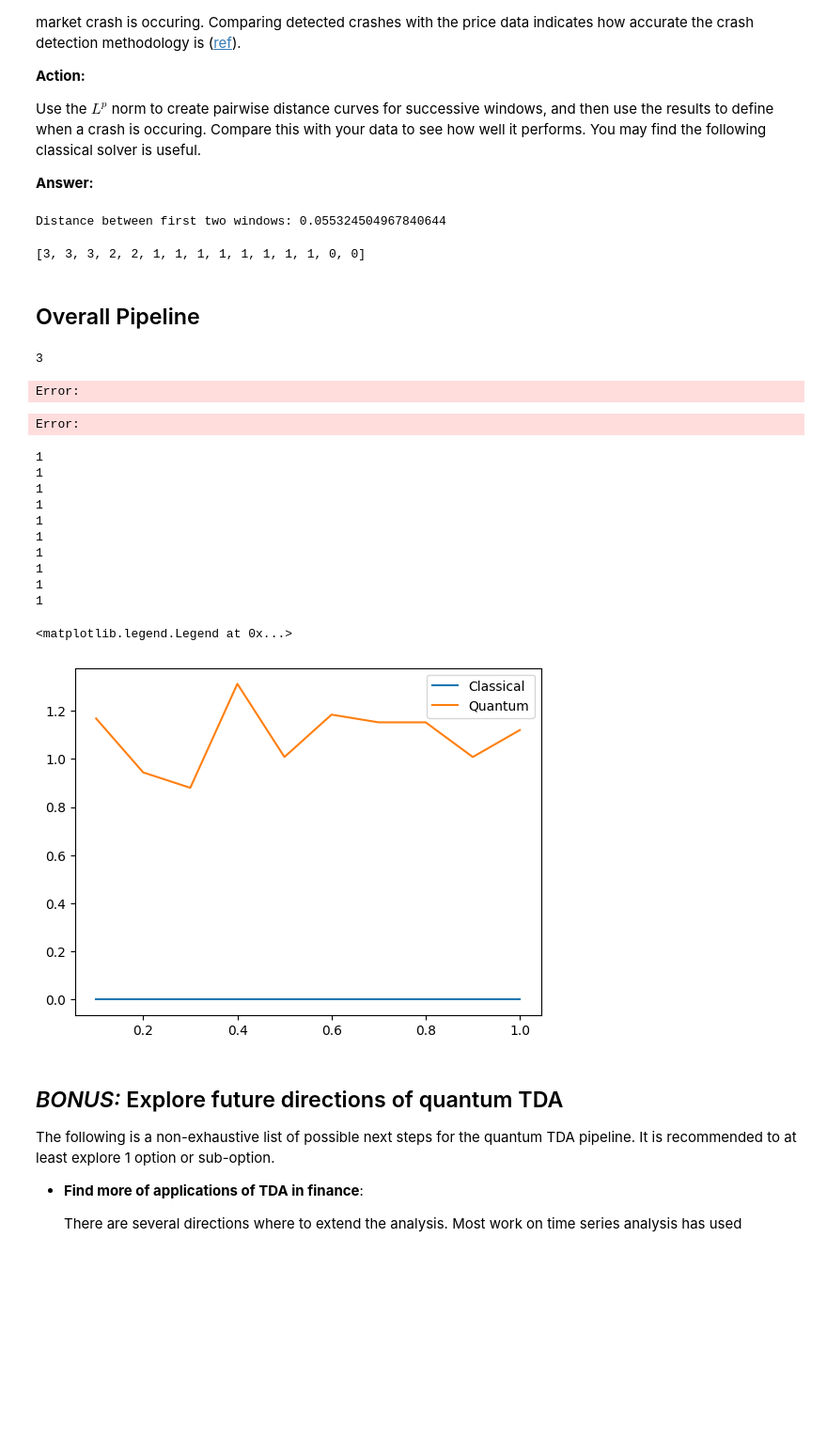
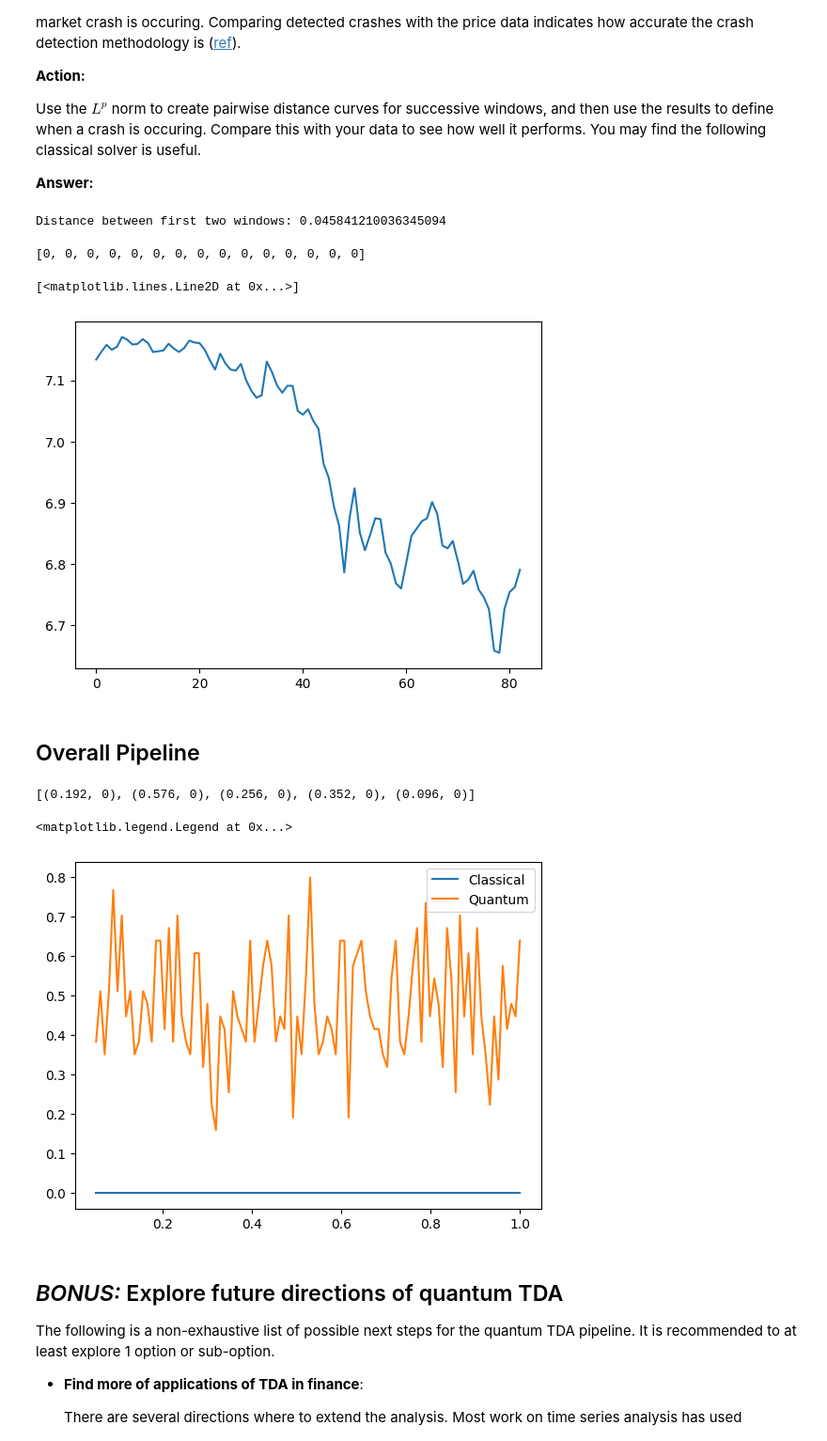
Before and after one commit to iQuHACK/2025-Moodys, a Jupyter notebook: moodys_challenge.ipynb, the cells around one changed output. Shown at 94% size. Saved outputs shown, nothing was run; the diff lists cells and outputs as text; code cells hidden in the pictures; blank space fills up the shorter version.

```diff
--- a/moodys_challenge.ipynb
+++ b/moodys_challenge.ipynb
@@ -107,7 +107,7 @@ To assess the practical applicability of TDA with quantum techniques, we will an
 import pandas as pd
 import numpy as np
 
-time_series = np.log(pd.read_csv("2025_Moodys/sp500_full.csv", header=None).drop(0, axis=1).to_numpy().squeeze())
+time_series = np.log(pd.read_csv("sp500.csv", header=None, sep=';').to_numpy().squeeze())
 # %% [markdown]
 ### Step 1: Preparing point cloud
 
@@ -662,7 +664,7 @@ def dist(x, y):
 
 print(f"Distance between first two windows: {dist(windows[7], windows[3])}")
 # %% [output]
-Distance between first two windows: 0.055324504967840644
+Distance between first two windows: 0.045841210036345094
 # %%
 from ripser import ripser
 
@@ -687,9 +689,15 @@ def classical_betti_solver(time_series,t, N,d,w, epsilon, dim):
         [interval for interval in diagrams[dim] if interval[0] < epsilon < interval[1]]
     )
 
-[classical_betti_solver(time_series, i, 5, 5, 45, 0.055, 1) for i in range(15)]
+[classical_betti_solver(time_series, i, 5, 5, 10, 0.05, 1) for i in range(15)]
 # %% [output]
-[3, 3, 3, 2, 2, 1, 1, 1, 1, 1, 1, 1, 1, 0, 0]
+[0, 0, 0, 0, 0, 0, 0, 0, 0, 0, 0, 0, 0, 0, 0]
+# %%
+import matplotlib.pyplot as plt
+plt.plot(time_series)
+# %% [output]
+[<matplotlib.lines.Line2D at 0x...>]
+[figure, added]
 # %% [markdown]
 ## Overall Pipeline
 # %%
@@ -714,7 +722,7 @@ def quantum_betti_solver(time_series, t, N, d, w, eps, precision_qbits, dim, del
 
     beta_k = get_kernal_dim(simplex_tree, dim, precision_qbits)
     # beta_k = 2
-    print(beta_k)
+    # print(beta_k)
 
     full_circuit = apply_qpe(
         create_max_mixed_state(precision_qbits),
@@ -736,30 +744,30 @@ def quantum_betti_solver(time_series, t, N, d, w, eps, precision_qbits, dim, del
 
     sim = AerSimulator()
     transpiled = transpile(full_circuit, sim, optimization_level=0)
-    # sampler = Sampler()
-    # job = sampler.run([transpiled], shots=1000)
-    # result = job.result()
-    # # print(result[0].data.c_control.get_counts())
+    sampler = Sampler()
+    job = sampler.run([transpiled], shots=1000)
+    result = job.result()
+    # print(result[0].data.c_control.get_counts())
 
-    provider = QbraidProvider()
+    # provider = QbraidProvider()
 
-    device = provider.get_device("ionq_simulator")
+    # device = provider.get_device("ionq_simulator")
 
-    ionq_dict = qiskit_to_ionq(transpiled, gateset="native")
+    # ionq_dict = qiskit_to_ionq(transpiled, gateset="native")
 
-    program = load_program(ionq_dict)
+    # program = load_program(ionq_dict)
 
-    run_input = program.serialize()
+    # run_input = program.serialize()
 
-    job = device.submit(run_input, shots=100, noise_model="aria-1")
+    # job = device.submit(run_input, shots=100, noise_model="aria-1")
 
 
-    result = job.result()
+    # result = job.result()
 
 
-    print(result)
-    print(dir(result))
-    # print(beta_k)
+    # print(result)
+    # print(dir(result))
+    # # print(beta_k)
 
     return (
         2**precision_qbits
@@ -768,35 +776,23 @@ def quantum_betti_solver(time_series, t, N, d, w, eps, precision_qbits, dim, del
     )
 
 
-[quantum_betti_solver(time_series, i, 5, 5, 45, 0.055, 9, 1) for i in range(5)]
+[quantum_betti_solver(time_series, i, 5, 5, 5, 0.05, 5, 1) for i in range(5)]
 # %% [output]
-3
+[(0.192, 0), (0.576, 0), (0.256, 0), (0.352, 0), (0.096, 0)]
-Error:
-Error:
 # %%
 import matplotlib.pyplot as plt
 # %%
-epsilons = np.linspace(0.1, 1, 10)
+epsilons = np.linspace(0.05, 1, 100)
 t = 10
-classical_betti_numbers = [classical_betti_solver(time_series, t, N, d, w, eps, 1) for eps in epsilons]
-quantum_betti_numbers = [quantum_betti_solver(time_series, t, N, d, w, eps, 4, 1) for eps in epsilons]
+classical_betti_numbers = [classical_betti_solver(time_series, 0, 5, 5, 10, eps, 1) for eps in epsilons]
+quantum_betti_numbers = [quantum_betti_solver(time_series,  0, 5, 5, 5, eps, 5, 1) for eps in epsilons]
 
 plt.plot(epsilons, classical_betti_numbers, label="Classical")
 plt.plot(epsilons, [i[0] for i in quantum_betti_numbers], label="Quantum")
 plt.legend()
 # %% [output]
-1
-1
-1
-1
-1
-1
-1
-1
-1
-1
+<matplotlib.legend.Legend at 0x...>
-<matplotlib.legend.Legend at 0x...>
-[figure, old version]
+[figure, new version]
 # %% [markdown]
 ## *BONUS:* Explore future directions of quantum TDA
 
```
Also changed, not shown: parts of 3 cells of this notebook.
